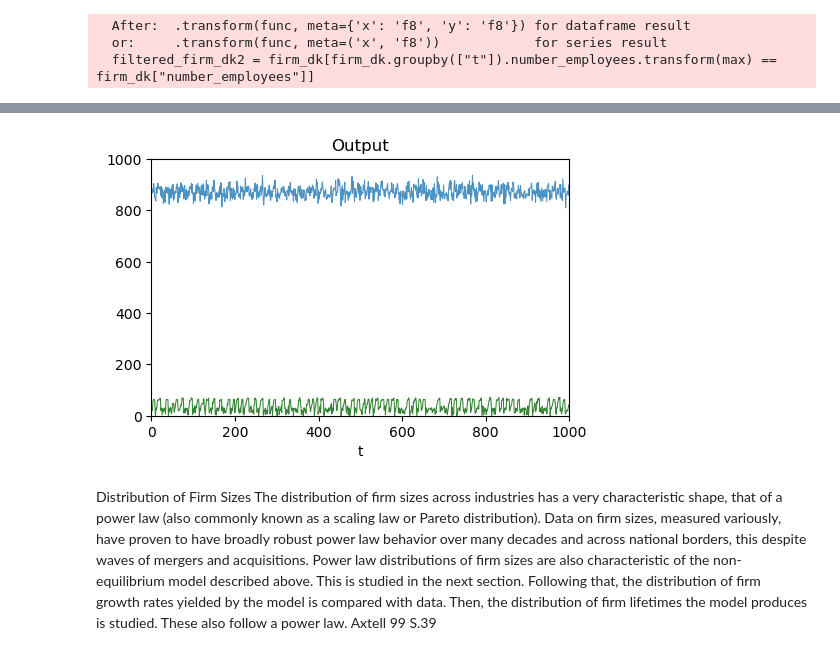
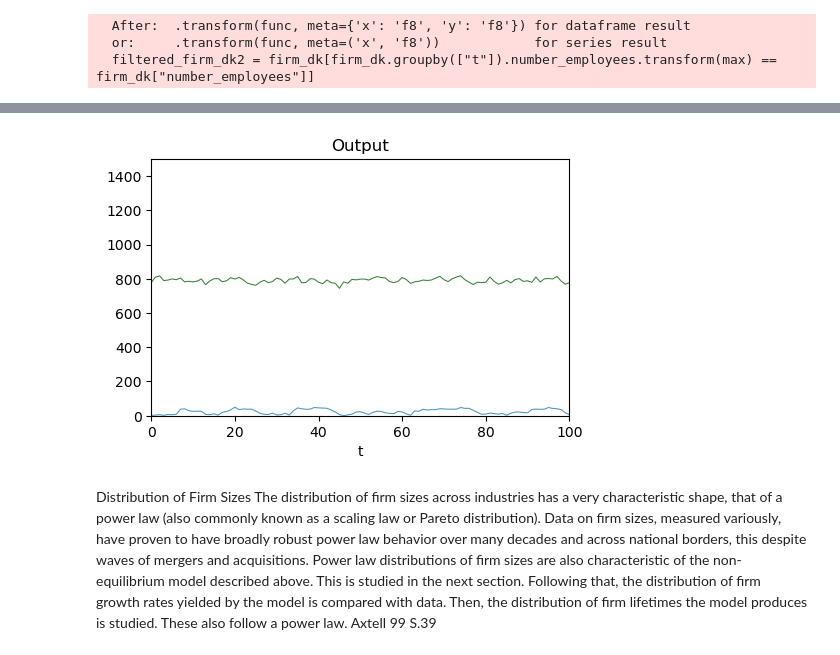
Before and after one commit to niemueller/firmdynamic-abm, a Jupyter notebook: scripts/axtell-99-vis.ipynb, the cells around one changed output, grey strips where cells are left out. Cells and saved outputs as stored; diff of their text form; code cells hidden in the pictures.

```diff
--- a/scripts/axtell-99-vis.ipynb
+++ b/scripts/axtell-99-vis.ipynb
@@ -302,13 +307,13 @@ Name: output, Length: 10000, dtype: float64
 # %%
 fig, ax = plt.subplots(1, 1, figsize=set_size(width))
-ax.set_ylim([0,1000])
-ax.set_xlim([0,1000])
+ax.set_ylim([0,1500])
+ax.set_xlim([0,100])
 ax.set_title("Output")
-output_total.plot(kind="line", y = "total_firms", x="t", ax=ax, linewidth=0.75, alpha=0.8)
-output_max_firm.plot(kind="line", y = "numb_new_firms", x="t", color="darkgreen", ax=ax, linewidth=0.75, alpha=0.8)
+output_total.plot(kind="line", y = "output", x="t", ax=ax, linewidth=0.75, alpha=0.8, color="darkgreen")
+output_max_firm.plot(kind="line", y = "output", x="t", ax=ax, linewidth=0.75, alpha=0.8)
 plt.show()
 # %% [output]
-[figure, old version]
+[figure, new version]
 # %% [markdown]
 Distribution of Firm Sizes
 The distribution of firm sizes across industries has a very characteristic
```
Also changed, not shown: parts of 87 cells of this notebook, 11 other files.
